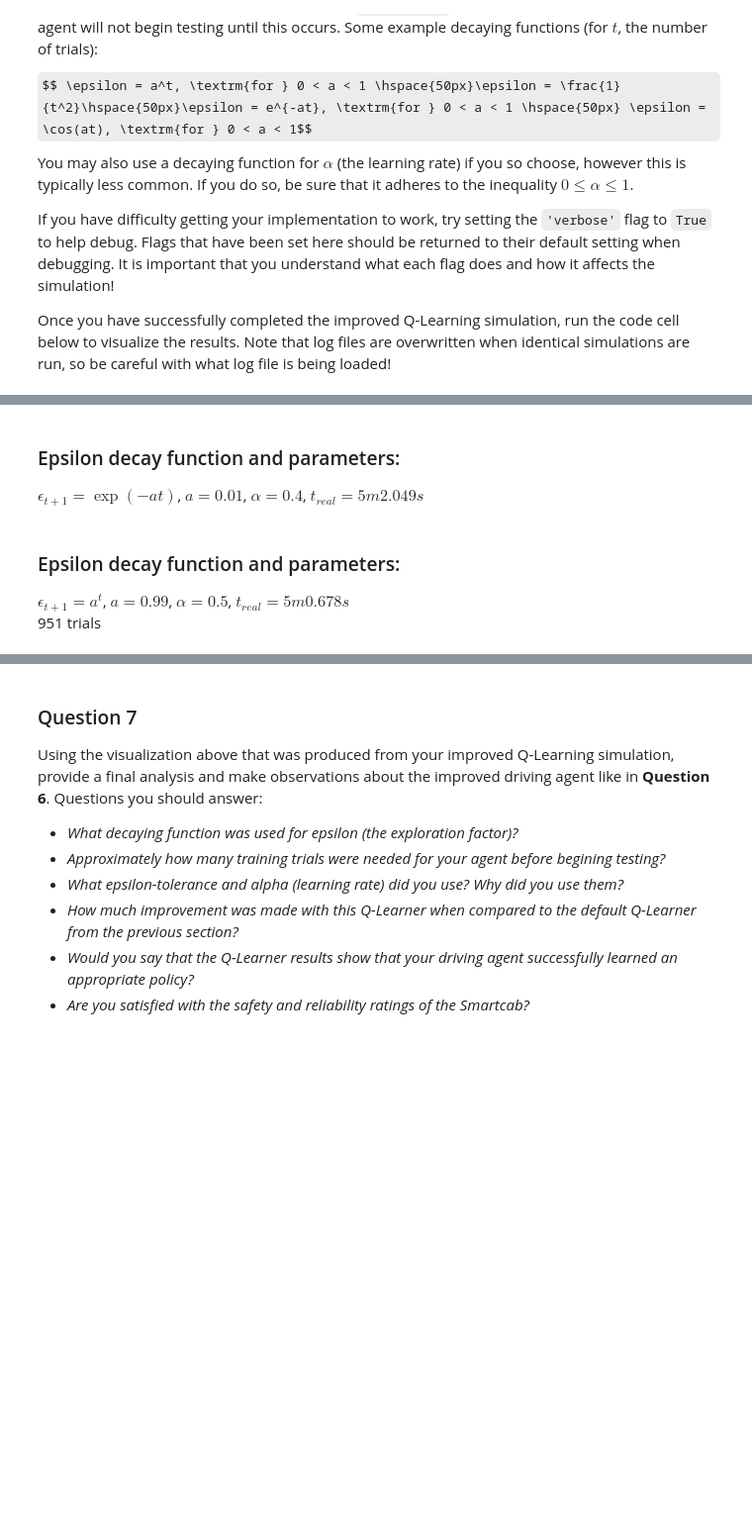
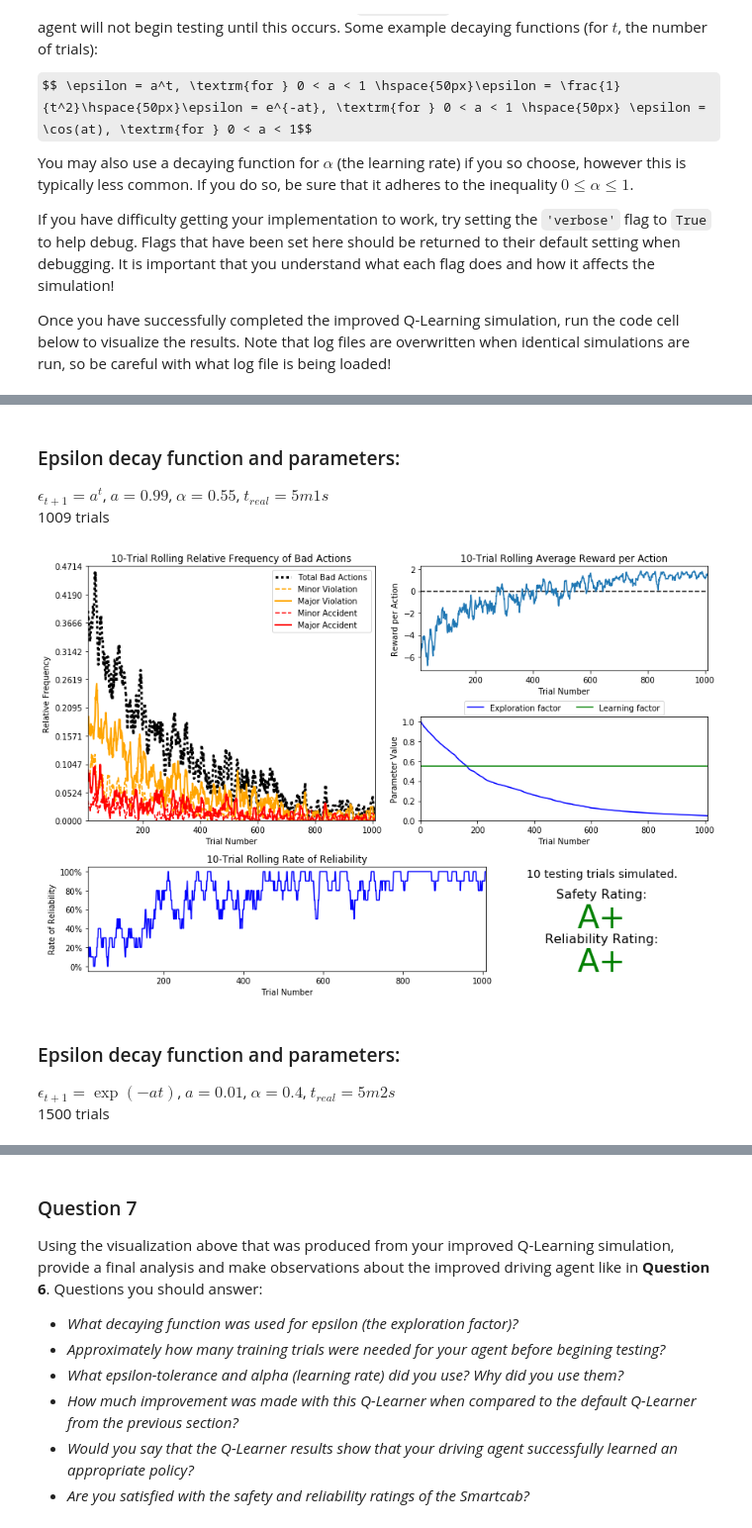
Before and after one commit to bdastmalchi/machine-learning, a Jupyter notebook: projects/smartcab/smartcab.ipynb, the cells around one changed output, grey strips where cells are left out. Shown: that part at 99% size. Saved outputs shown, nothing was run; the diff lists cells and outputs as text; code cells hidden in the pictures; some formulas as TeX source; blank space fills up the shorter version.

```diff
--- a/projects/smartcab/smartcab.ipynb
+++ b/projects/smartcab/smartcab.ipynb
@@ -252,10 +261,16 @@ Once you have successfully completed the improved Q-Learning simulation, run the
+# %% [markdown]
+### Epsilon decay function and parameters:
+$\epsilon_{t+1} = a^t$, $a=0.99$, $\alpha=0.55$, $t_{real}=5m1s$
+1009 trials
+# %%
+# Load the 'sim_improved-learning' file from the improved Q-Learning simulation
+vs.plot_trials('sim_improved-learning.csv')
+# %% [output]
+[figure, added]
 # %% [markdown]
 ### Epsilon decay function and parameters:
-$\epsilon_{t+1} = \exp(-at)$, $a=0.01$, $\alpha=0.4$, $t_{real}=5m2.049s$
+$\epsilon_{t+1} = \exp(-at)$, $a=0.01$, $\alpha=0.4$, $t_{real}=5m2s$
+1500 trials
-# %% [markdown]
-### Epsilon decay function and parameters:
-$\epsilon_{t+1} = a^t$, $a=0.99$, $\alpha=0.5$, $t_{real}=5m0.678s$
-951 trials
 # %%
 # Load the 'sim_improved-learning' file from the improved Q-Learning simulation
 vs.plot_trials('sim_improved-learning.csv')
```
Also changed, not shown: parts of 9 cells of this notebook, 1 other file.
